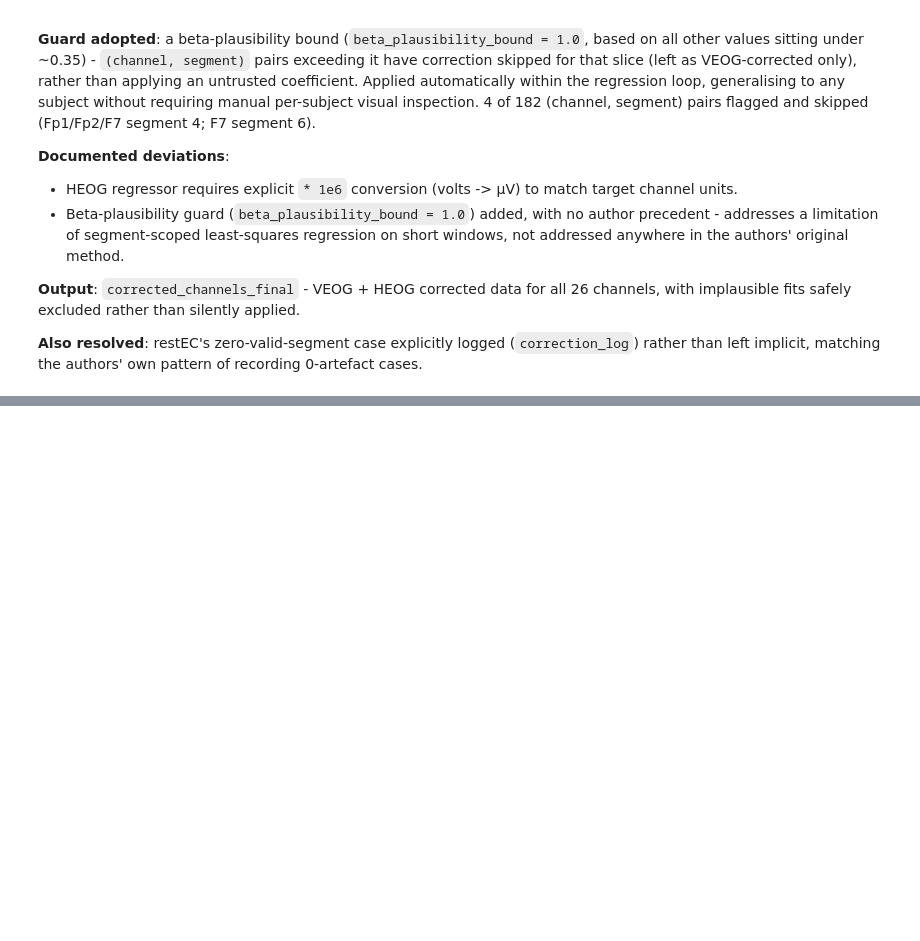
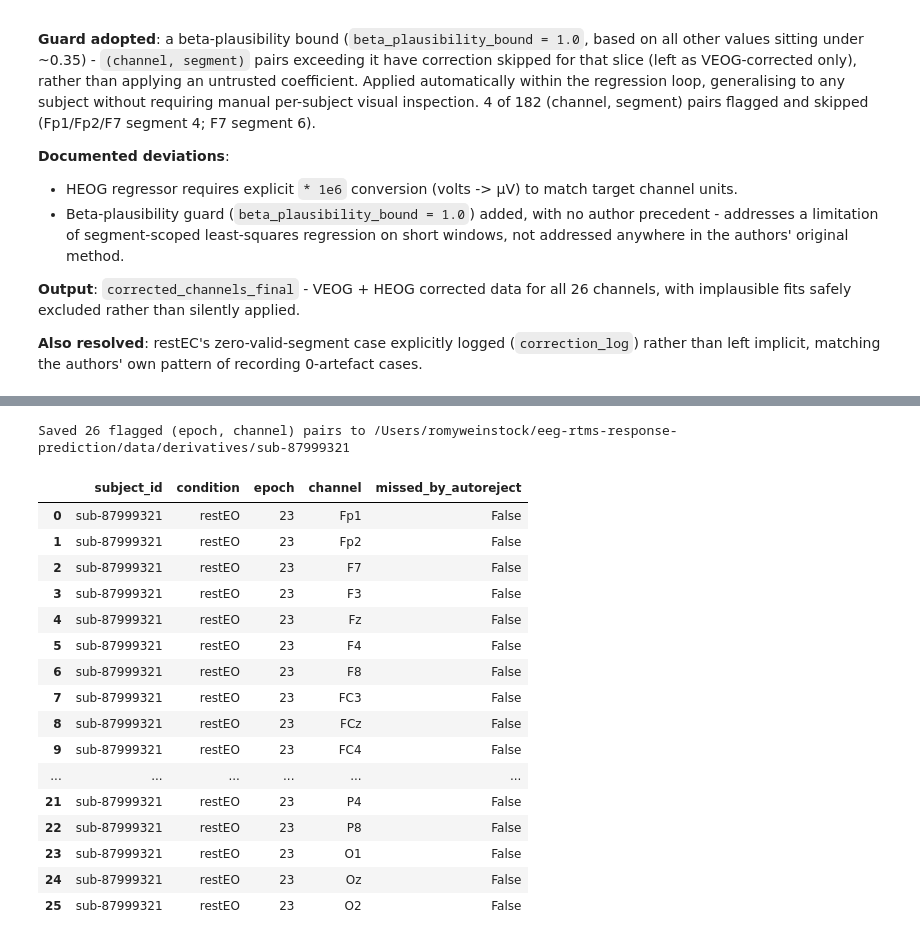
Before and after one commit to romy-weinstock/eeg-rtms-response-prediction, a Jupyter notebook: notebooks/02_preprocessing_pilot.ipynb, the cells around one changed output, grey strips where cells are left out. Saved outputs shown, nothing was run; the diff lists cells and outputs as text; code cells hidden in the pictures; blank space fills up the shorter version.

```diff
--- a/notebooks/02_preprocessing_pilot.ipynb
+++ b/notebooks/02_preprocessing_pilot.ipynb
@@ -1809,0 +2234,10 @@ implausible fits safely excluded rather than silently applied.
+# %%
+## Save final preprocessed output (post-autoreject) to disk, MNE's native format.
+
+output_dir = data_dir / "derivatives" / pilot_subject_id
+output_dir.mkdir(parents=True, exist_ok=True)
+
+epochs_restEO_clean.save(output_dir / f"{pilot_subject_id}_restEO-epo.fif", overwrite=True)
+epochs_restEC_clean.save(output_dir / f"{pilot_subject_id}_restEC-epo.fif", overwrite=True)
+
+print(f"Saved to {output_dir}")
@@ -1809,0 +2252,47 @@ implausible fits safely excluded rather than silently applied.
+# %%
+## Save EMG audit results as a sparse per-subject record:
+# one row per flagged (epoch, channel) pair, not the full boolean matrix -
+# most entries are False, so this is far more compact, and concatenates cleanly across subjects later into one cohort-wide audit table.
+
+def emg_flags_to_rows(emg_flags, ar_flagged, ch_names, subject_id, condition):
+    rows = []
+    epoch_idx, ch_idx = np.where(emg_flags)
+    for e, c in zip(epoch_idx, ch_idx):
+        rows.append({
+            'subject_id': subject_id,
+            'condition': condition,
+            'epoch': e,
+            'channel': ch_names[c],
+            'missed_by_autoreject': not ar_flagged[e, c]  # True = the gap actually mattered here
+        })
+    return rows
+
+emg_audit_rows = (
+    emg_flags_to_rows(emg_flags_EO, ar_flagged_EO, eeg_ch_names_EO, pilot_subject_id, 'restEO') +
+    emg_flags_to_rows(emg_flags_EC, ar_flagged_EC, eeg_ch_names_EC, pilot_subject_id, 'restEC')
+)
+
+emg_audit_df = pd.DataFrame(emg_audit_rows, columns=['subject_id', 'condition', 'epoch', 'channel', 'missed_by_autoreject'])
+emg_audit_df.to_csv(output_dir / f"{pilot_subject_id}_emg_audit.csv", index=False)
+
+print(f"Saved {len(emg_audit_df)} flagged (epoch, channel) pairs to {output_dir}")
+emg_audit_df
+# %% [output]
+Saved 26 flagged (epoch, channel) pairs to /Users/romyweinstock/eeg-rtms-response-prediction/data/derivatives/sub-87999321
+|  | subject_id | condition | epoch | channel | missed_by_autoreject |
+| 0 | sub-87999321 | restEO | 23 | Fp1 | False |
+| 1 | sub-87999321 | restEO | 23 | Fp2 | False |
+| 2 | sub-87999321 | restEO | 23 | F7 | False |
+| 3 | sub-87999321 | restEO | 23 | F3 | False |
+| 4 | sub-87999321 | restEO | 23 | Fz | False |
+| 5 | sub-87999321 | restEO | 23 | F4 | False |
+| 6 | sub-87999321 | restEO | 23 | F8 | False |
+| 7 | sub-87999321 | restEO | 23 | FC3 | False |
+| 8 | sub-87999321 | restEO | 23 | FCz | False |
+| 9 | sub-87999321 | restEO | 23 | FC4 | False |
+| ... | ... | ... | ... | ... | ... |
+| 21 | sub-87999321 | restEO | 23 | P4 | False |
+| 22 | sub-87999321 | restEO | 23 | P8 | False |
+| 23 | sub-87999321 | restEO | 23 | O1 | False |
+| 24 | sub-87999321 | restEO | 23 | Oz | False |
+| 25 | sub-87999321 | restEO | 23 | O2 | False |
```
Also changed, not shown: parts of 28 cells of this notebook, 2 other files.
